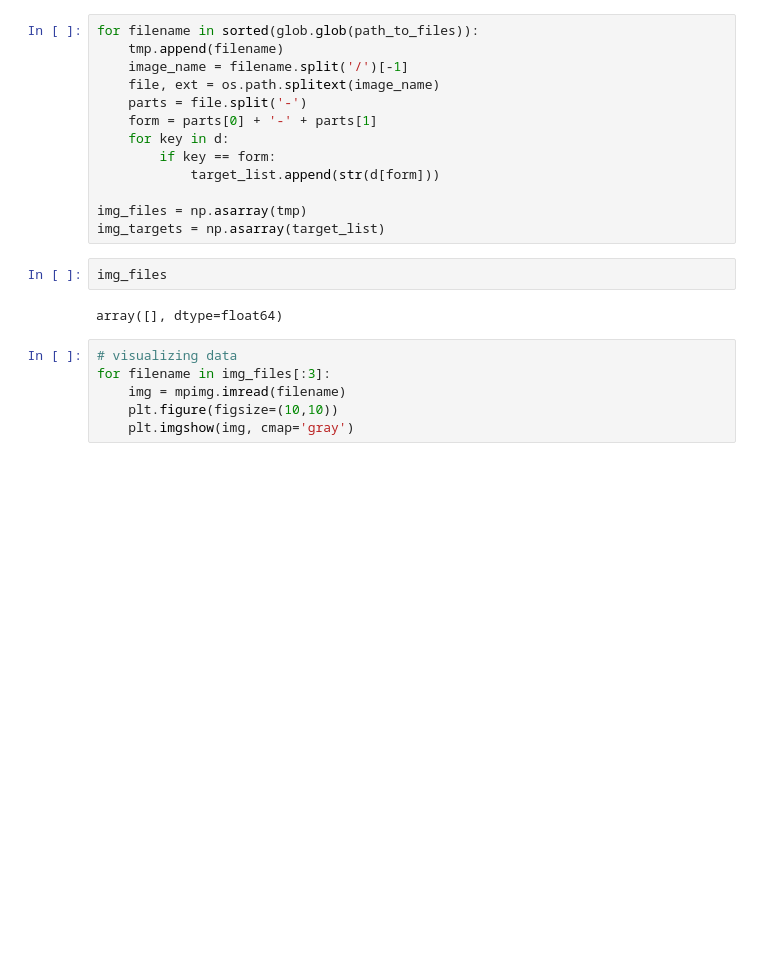
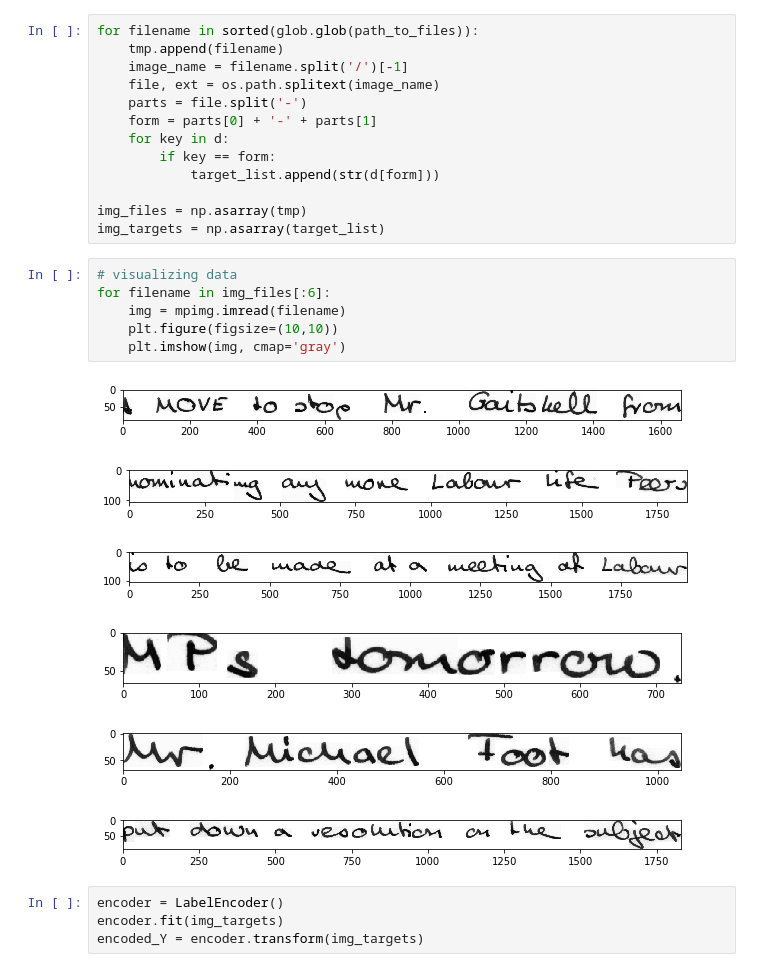
Before and after one commit to rahuladream/ML-Read-World-Applications, a Jupyter notebook: Handwriting Recognition.ipynb, the cells around one changed output. Drawn from its saved outputs; the diff is of its cells as text; blank space fills up the shorter version.

```diff
--- a/Handwriting Recognition.ipynb
+++ b/Handwriting Recognition.ipynb
@@ -47,13 +52,20 @@ for filename in sorted(glob.glob(path_to_files)):
 
 img_files = np.asarray(tmp)
 img_targets = np.asarray(target_list)
-# %%
-img_files
-# %% [output]
-array([], dtype=float64)
 # %%
 # visualizing data
-for filename in img_files[:3]:
+for filename in img_files[:6]:
     img = mpimg.imread(filename)
     plt.figure(figsize=(10,10))
-    plt.imgshow(img, cmap='gray')
+    plt.imshow(img, cmap='gray')
+# %% [output]
+[figure, added]
+[figure, added]
+[figure, added]
+[figure, added]
+[figure, added]
+[figure, added]
+# %%
+encoder = LabelEncoder()
+encoder.fit(img_targets)
+encoded_Y = encoder.transform(img_targets)
```
Also changed, not shown: parts of 6 cells of this notebook, 2 other files.
